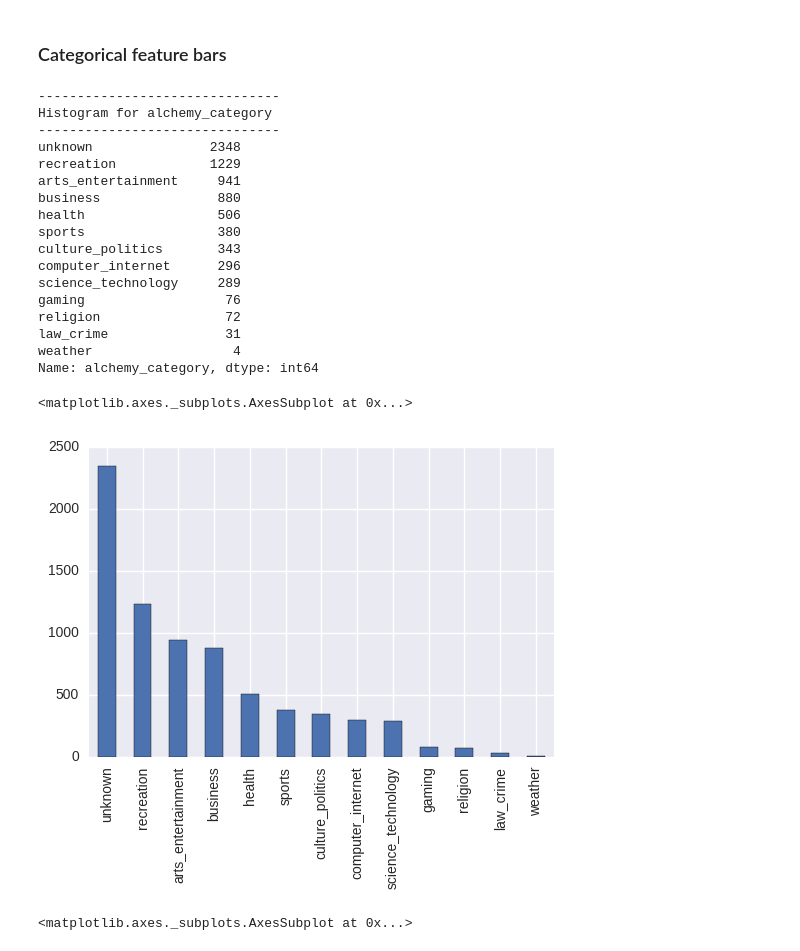
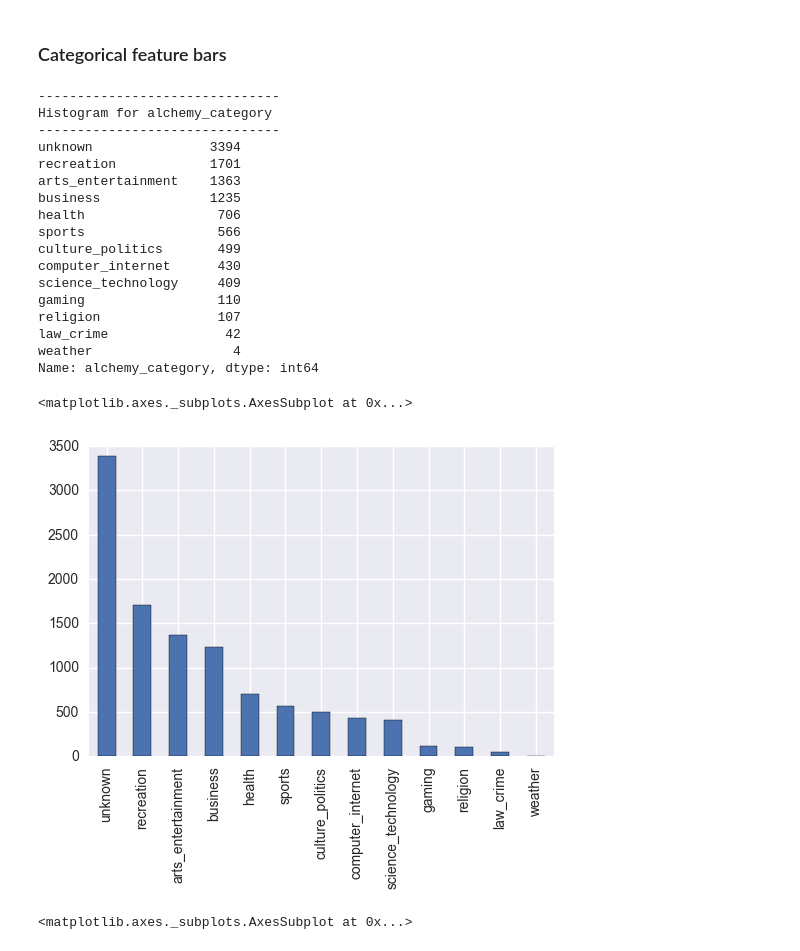
Before and after one commit to liadwg/DMProject, a Jupyter notebook: DataMiningProject200116.ipynb, the cells around one changed output. Saved outputs shown, nothing was run; the diff lists cells and outputs as text; code cells hidden in the pictures.

```diff
--- a/DataMiningProject200116.ipynb
+++ b/DataMiningProject200116.ipynb
@@ -66,8 +107,0 @@ binary_variables = ["framebased", "hasDomainLink", "is_news", "lengthyLinkDomain
-# %%
-for variable in numeric_variables:
-    if (train_data[variable].dtype != np.float64 and train_data[variable].dtype != np.int64):
-        train_data[variable] = train_data[variable].astype(np.float)
-    if (test_data[variable].dtype != np.float64 and test_data[variable].dtype != np.int64):
-        test_data[variable] = test_data[variable].astype(np.float)
-
-train_data[numeric_variables].dtypes
@@ -275,31 +250,29 @@ plt.legend(loc="upper right")
 # %%
 for variable in categorical_variables:
   print ("-------------------------------")
   print ("Histogram for " + variable)
   print ("-------------------------------")
-  print (train_data[variable].value_counts())
+  print (all_data[variable].value_counts())
   print ("")
+all_data.alchemy_category.value_counts().plot(kind='bar')
 # %% [output]
 -------------------------------
 Histogram for alchemy_category
 -------------------------------
-unknown               2348
-recreation            1229
-arts_entertainment     941
-business               880
-health                 506
-sports                 380
-culture_politics       343
-computer_internet      296
-science_technology     289
-gaming                  76
-religion                72
-law_crime               31
+unknown               3394
+recreation            1701
+arts_entertainment    1363
+business              1235
+health                 706
+sports                 566
+culture_politics       499
+computer_internet      430
+science_technology     409
+gaming                 110
+religion               107
+law_crime               42
 weather                  4
 Name: alchemy_category, dtype: int64
+<matplotlib.axes._subplots.AxesSubplot at 0x...>
+[figure, added]
-# %%
-train_data.alchemy_category.value_counts().plot(kind='bar')
-# %% [output]
-<matplotlib.axes._subplots.AxesSubplot at 0x...>
-[figure, removed]
 # %%
```
Also changed, not shown: parts of 25 cells of this notebook.
